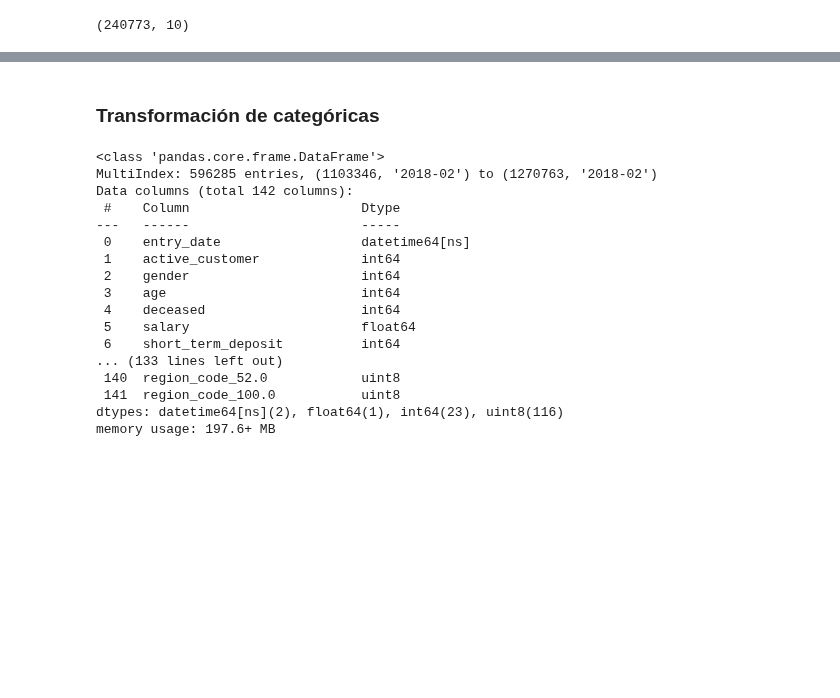
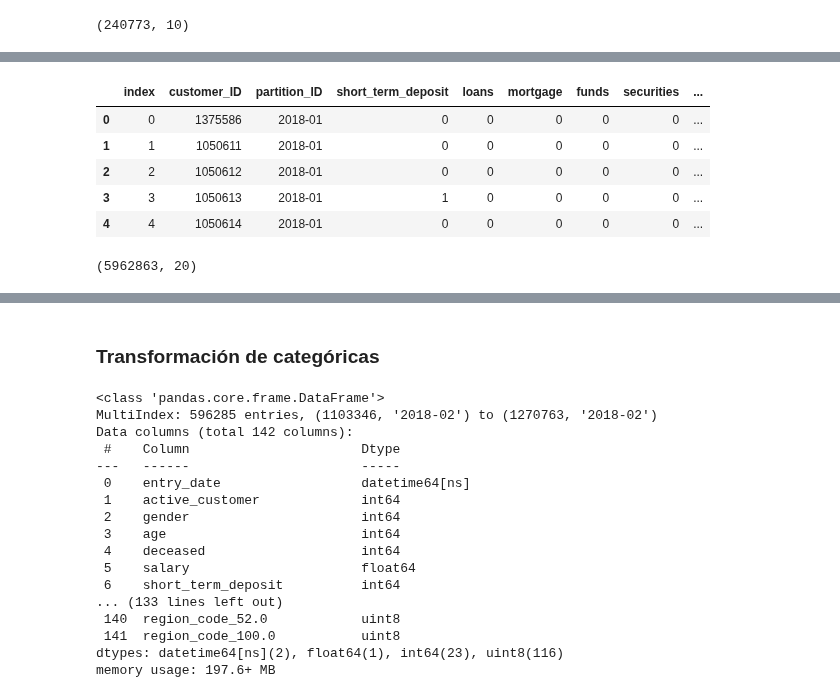
Before and after one commit to RicardColomOrero/easymoney, a Jupyter notebook: Easymoney.ipynb, the cells around one changed output, grey strips where cells are left out. Cells and saved outputs as stored; diff of their text form; code cells hidden in the pictures; blank space fills up the shorter version.

```diff
--- a/Easymoney.ipynb
+++ b/Easymoney.ipynb
@@ -1305,6 +1323,8 @@ df1.head()
 # %%
 # Cambiamos el type de las variables con float a int (active_customer, payroll y pension_plan), excepto salary, que si que es float
 
-variables_to_int = ['active_customer', 'payroll', 'pension_plan']
+variables_to_int_customer_products = [ 'payroll', 'pension_plan']
+variables_to_int_df1 = ['active_customer']
 
-df1[variables_to_int] = df1[variables_to_int].applymap(int)
+df_customer_products[variables_to_int_customer_products] = df_customer_products[variables_to_int_customer_products].applymap(int)
+df1[variables_to_int_df1] = df1[variables_to_int_df1].applymap(int)
@@ -1426,0 +1472,13 @@ memory usage: 1.4+ GB
+# %%
+df_customer_products.head()
+# %% [output]
+|  | index | customer_ID | partition_ID | short_term_deposit | loans | mortgage | funds | securities | ... |
+| 0 | 0 | 1375586 | 2018-01 | 0 | 0 | 0 | 0 | 0 | ... |
+| 1 | 1 | 1050611 | 2018-01 | 0 | 0 | 0 | 0 | 0 | ... |
+| 2 | 2 | 1050612 | 2018-01 | 0 | 0 | 0 | 0 | 0 | ... |
+| 3 | 3 | 1050613 | 2018-01 | 1 | 0 | 0 | 0 | 0 | ... |
+| 4 | 4 | 1050614 | 2018-01 | 0 | 0 | 0 | 0 | 0 | ... |
+# %%
+df_customer_products.shape
+# %% [output]
+(5962863, 20)
```
Also changed, not shown: parts of 106 cells of this notebook.
